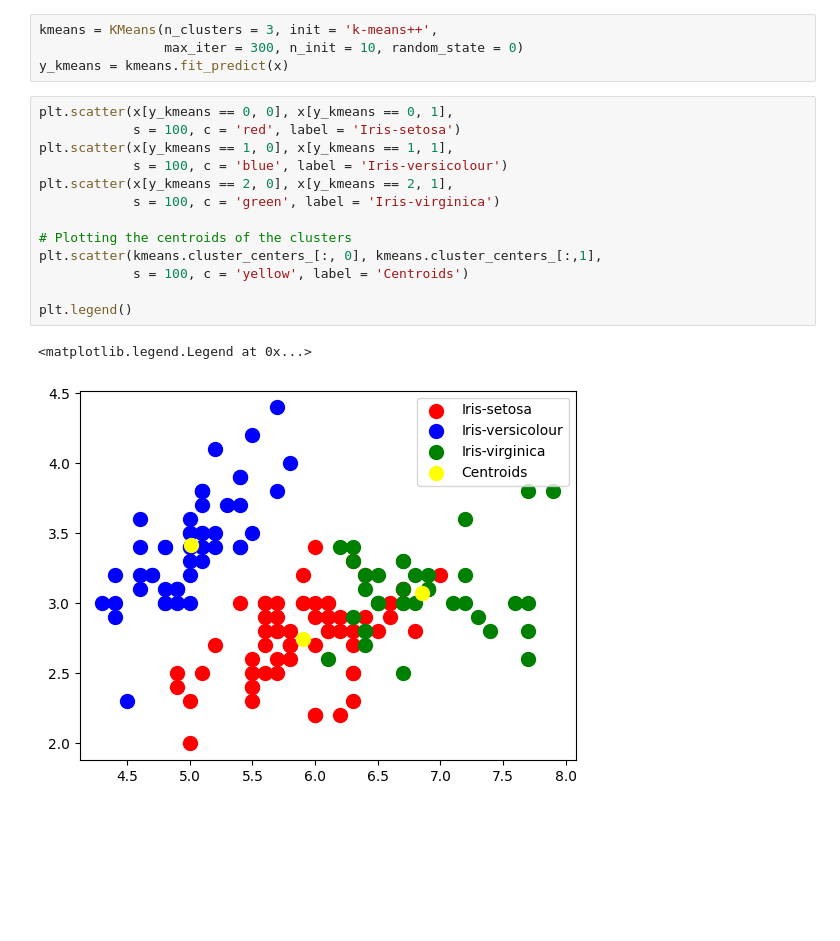
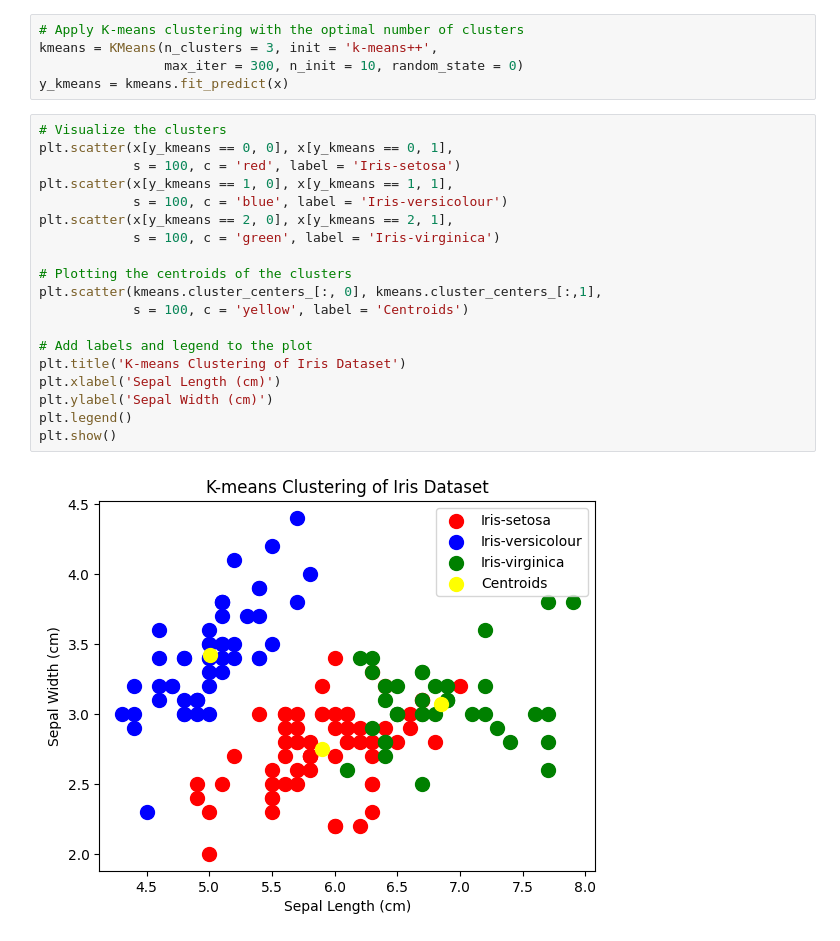
Before and after one commit to pranitakhade/The_Sparks_Foundation_Internship, a Jupyter notebook: Task 2/GRIP_Task_2.ipynb, the cells around one changed output. Drawn from its saved outputs; the diff is of its cells as text; blank space fills up the shorter version.

```diff
--- a/Task 2/GRIP_Task_2.ipynb
+++ b/Task 2/GRIP_Task_2.ipynb
@@ -54,22 +54,28 @@ plt.show()
 # %% [output]
 [figure]
 # %%
+# Apply K-means clustering with the optimal number of clusters
 kmeans = KMeans(n_clusters = 3, init = 'k-means++',
                 max_iter = 300, n_init = 10, random_state = 0)
 y_kmeans = kmeans.fit_predict(x)
 # %%
+# Visualize the clusters
 plt.scatter(x[y_kmeans == 0, 0], x[y_kmeans == 0, 1],
             s = 100, c = 'red', label = 'Iris-setosa')
 plt.scatter(x[y_kmeans == 1, 0], x[y_kmeans == 1, 1],
             s = 100, c = 'blue', label = 'Iris-versicolour')
 plt.scatter(x[y_kmeans == 2, 0], x[y_kmeans == 2, 1],
             s = 100, c = 'green', label = 'Iris-virginica')
 
 # Plotting the centroids of the clusters
 plt.scatter(kmeans.cluster_centers_[:, 0], kmeans.cluster_centers_[:,1],
             s = 100, c = 'yellow', label = 'Centroids')
 
+# Add labels and legend to the plot
+plt.title('K-means Clustering of Iris Dataset')
+plt.xlabel('Sepal Length (cm)')
+plt.ylabel('Sepal Width (cm)')
 plt.legend()
+plt.show()
 # %% [output]
-<matplotlib.legend.Legend at 0x...>
-[figure, old version]
+[figure, new version]
```
Also changed, not shown: parts of 11 cells of this notebook.
